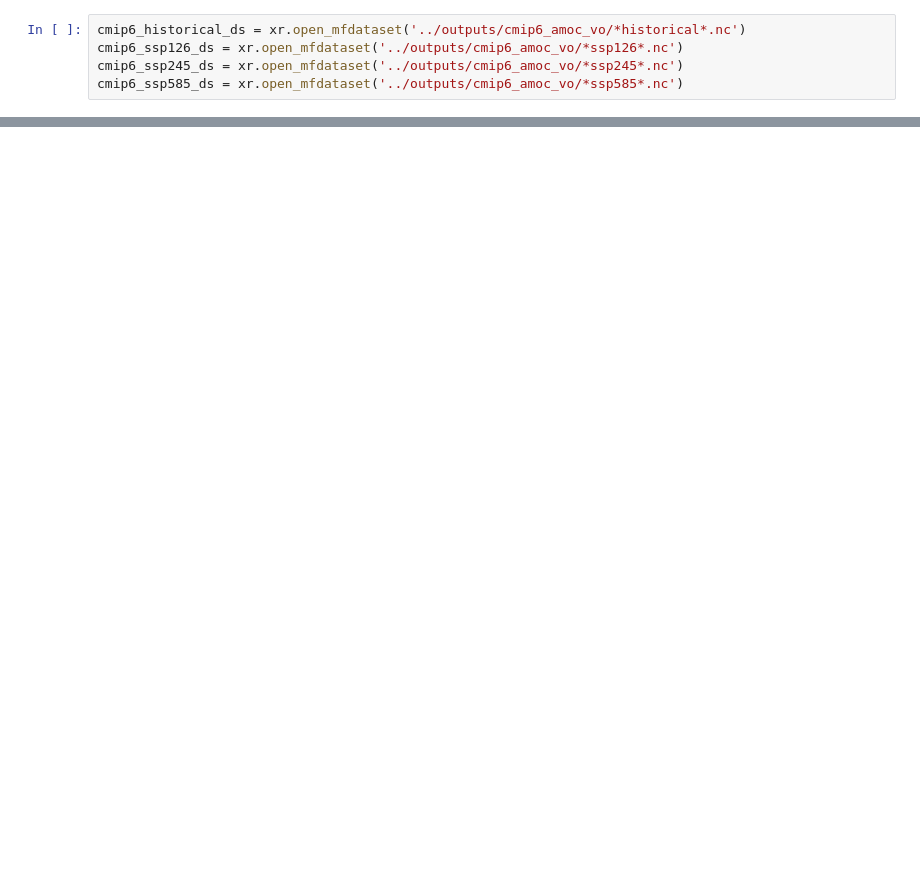
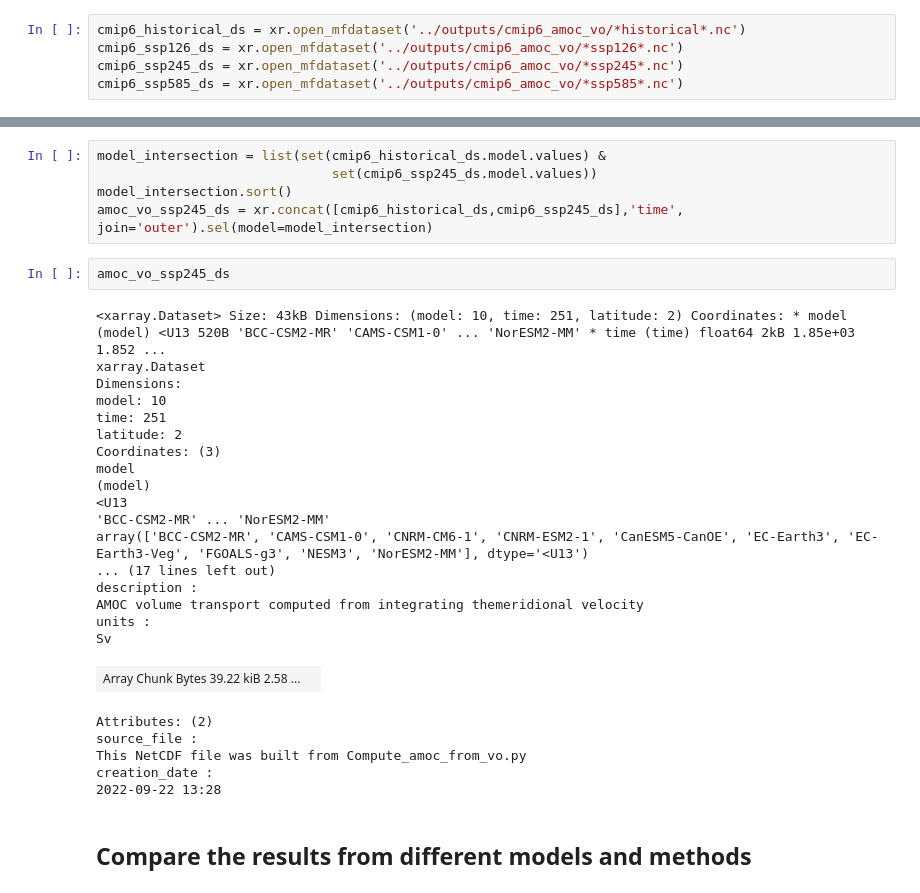
Before and after one commit to dlebars/CMIP_SeaLevel, a Jupyter notebook: notebooks/CheckAMOC.ipynb, the cells around one changed output, grey strips where cells are left out. Saved outputs shown, nothing was run; the diff lists cells and outputs as text; blank space fills up the shorter version.

```diff
--- a/notebooks/CheckAMOC.ipynb
+++ b/notebooks/CheckAMOC.ipynb
@@ -61,0 +118,33 @@ Text(0.5, 1.0, 'ssp585')
+# %%
+model_intersection = list(set(cmip6_historical_ds.model.values) &
+                              set(cmip6_ssp245_ds.model.values))
+model_intersection.sort()
+amoc_vo_ssp245_ds = xr.concat([cmip6_historical_ds,cmip6_ssp245_ds],'time', join='outer').sel(model=model_intersection)
+# %%
+amoc_vo_ssp245_ds
+# %% [output]
+<xarray.Dataset> Size: 43kB Dimensions: (model: 10, time: 251, latitude: 2) Coordinates: * model (model) <U13 520B 'BCC-CSM2-MR' 'CAMS-CSM1-0' ... 'NorESM2-MM' * time (time) float64 2kB 1.85e+03 1.852 ...
+xarray.Dataset
+Dimensions:
+model: 10
+time: 251
+latitude: 2
+Coordinates: (3)
+model
+(model)
+<U13
+'BCC-CSM2-MR' ... 'NorESM2-MM'
+array(['BCC-CSM2-MR', 'CAMS-CSM1-0', 'CNRM-CM6-1', 'CNRM-ESM2-1', 'CanESM5-CanOE', 'EC-Earth3', 'EC-Earth3-Veg', 'FGOALS-g3', 'NESM3', 'NorESM2-MM'], dtype='<U13')
+... (17 lines left out)
+description :
+AMOC volume transport computed from integrating themeridional velocity
+units :
+Sv
+| Array Chunk Bytes 39.22 kiB 2.58 ... |  |
+Attributes: (2)
+source_file :
+This NetCDF file was built from Compute_amoc_from_vo.py
+creation_date :
+2022-09-22 13:28
+# %% [markdown]
+## Compare the results from different models and methods
```
Also changed, not shown: parts of 14 cells of this notebook, 20 other files.
